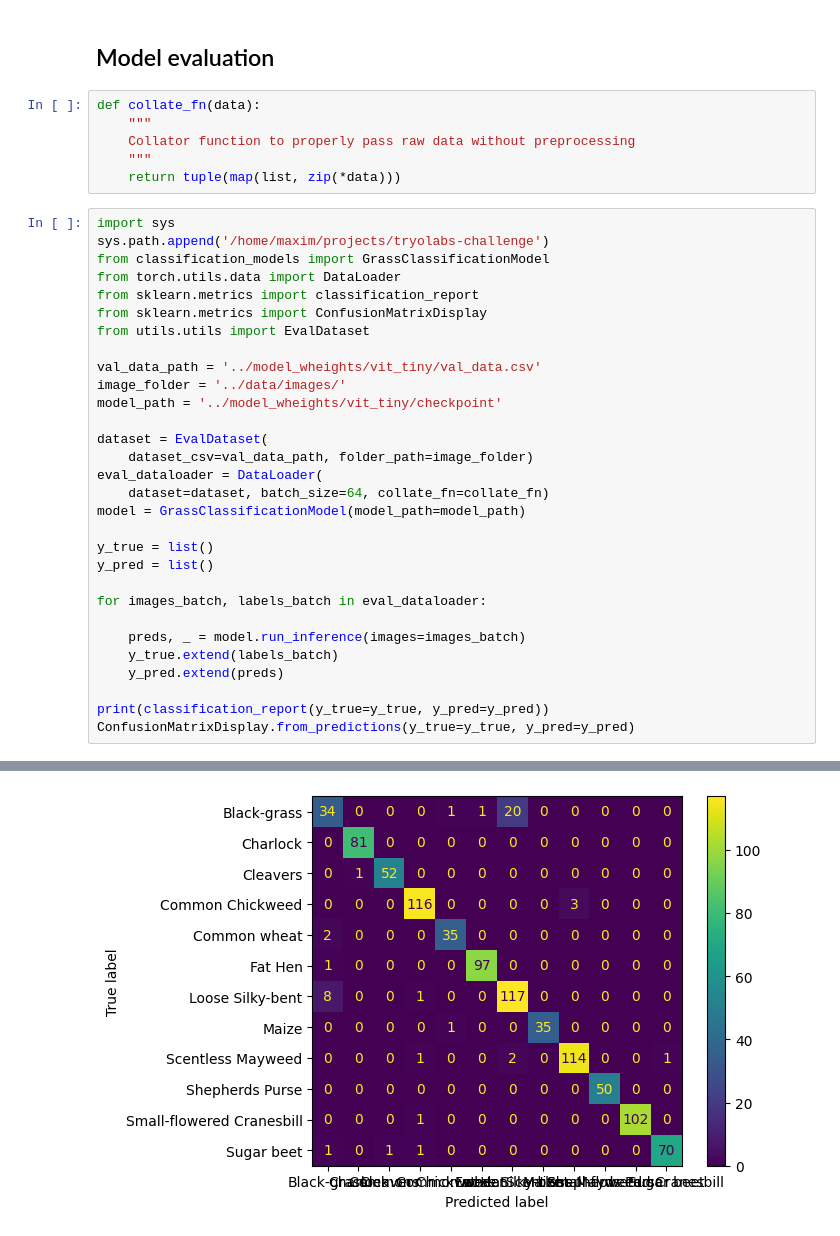
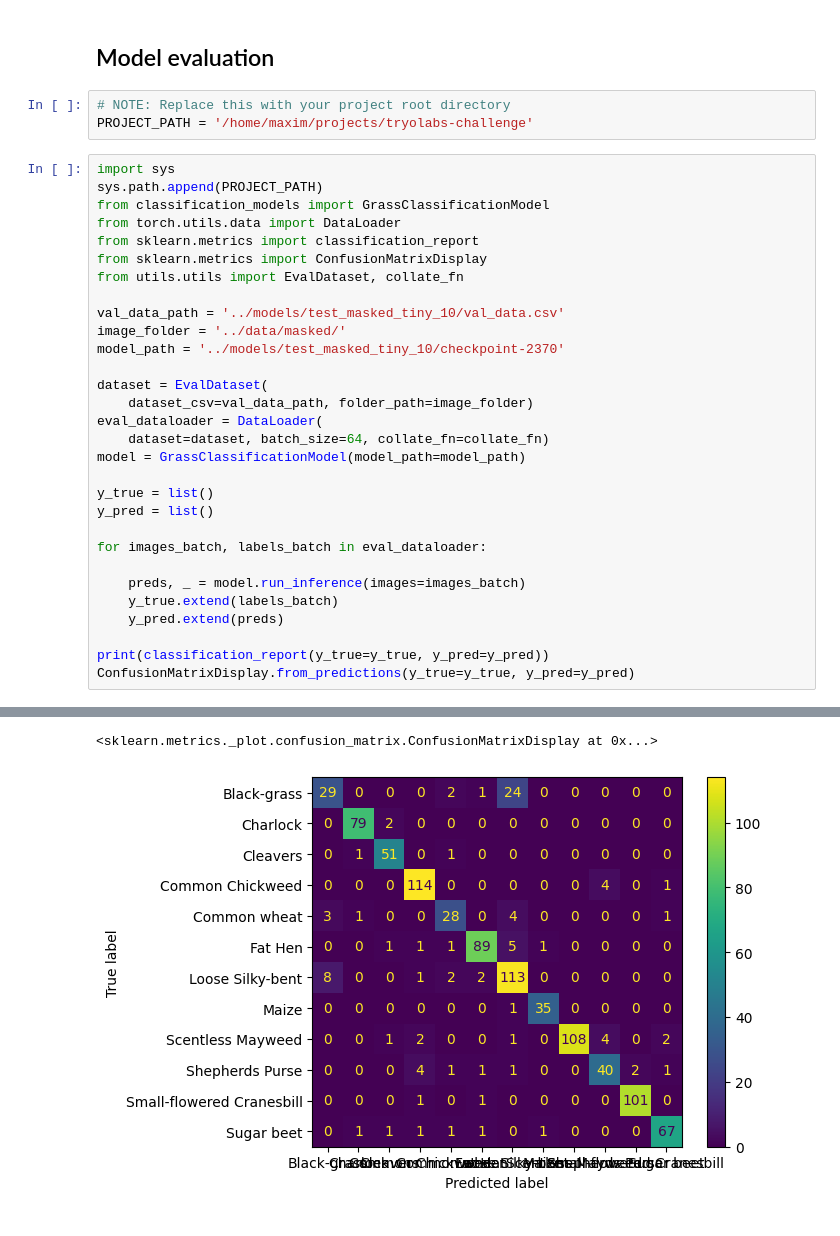
Before and after one commit to maximdorogov/vit-for-multiclass-image-classification, a Jupyter notebook: notebooks/exploration.ipynb, the cells around one changed output, grey strips where cells are left out. Cells and saved outputs as stored; diff of their text form.

```diff
--- a/notebooks/exploration.ipynb
+++ b/notebooks/exploration.ipynb
@@ -45,24 +46,21 @@ Sugar beet
 [figure]
 # %% [markdown]
 ## Model evaluation
-# %%
-def collate_fn(data):
-    """
-    Collator function to properly pass raw data without preprocessing
-    """
-    return tuple(map(list, zip(*data)))
+# %%
+# NOTE: Replace this with your project root directory
+PROJECT_PATH = '/home/maxim/projects/tryolabs-challenge'
 # %%
 import sys
-sys.path.append('/home/maxim/projects/tryolabs-challenge')
+sys.path.append(PROJECT_PATH)
 from classification_models import GrassClassificationModel
 from torch.utils.data import DataLoader
 from sklearn.metrics import classification_report
 from sklearn.metrics import ConfusionMatrixDisplay
-from utils.utils import EvalDataset
+from utils.utils import EvalDataset, collate_fn
 
-val_data_path = '../model_wheights/vit_tiny/val_data.csv'
-image_folder = '../data/images/'
-model_path = '../model_wheights/vit_tiny/checkpoint'
+val_data_path = '../models/test_masked_tiny_10/val_data.csv'
+image_folder = '../data/masked/'
+model_path = '../models/test_masked_tiny_10/checkpoint-2370'
 
 dataset = EvalDataset(
     dataset_csv=val_data_path, folder_path=image_folder)
@@ -104 +102,2 @@ Small-flowered Cranesbill       1.00      0.99      1.00       103
+<sklearn.metrics._plot.confusion_matrix.ConfusionMatrixDisplay at 0x...>
-[figure, old version]
+[figure, new version]
```
Also changed, not shown: parts of 6 cells of this notebook, 3 other files.
